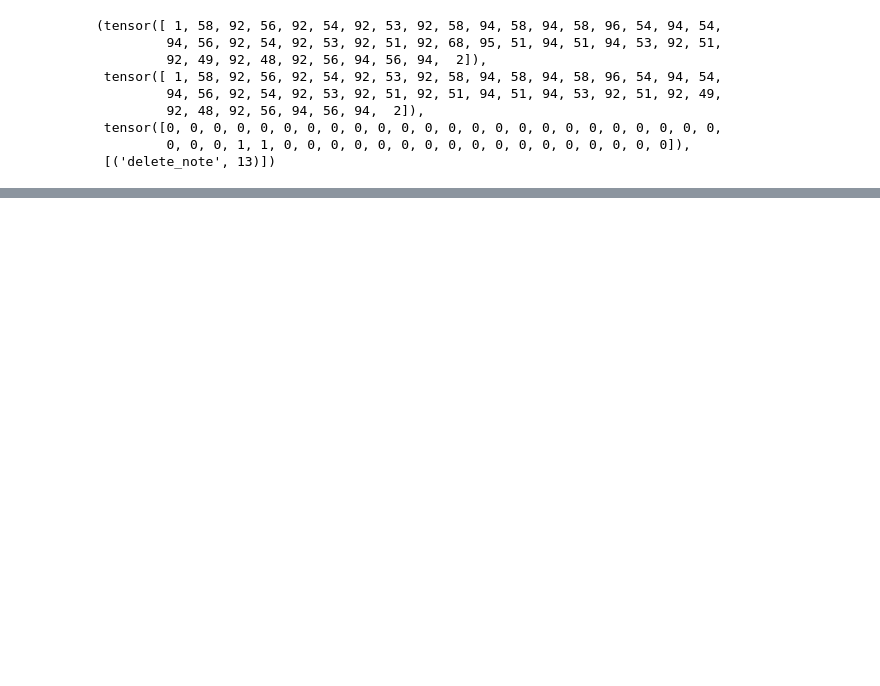
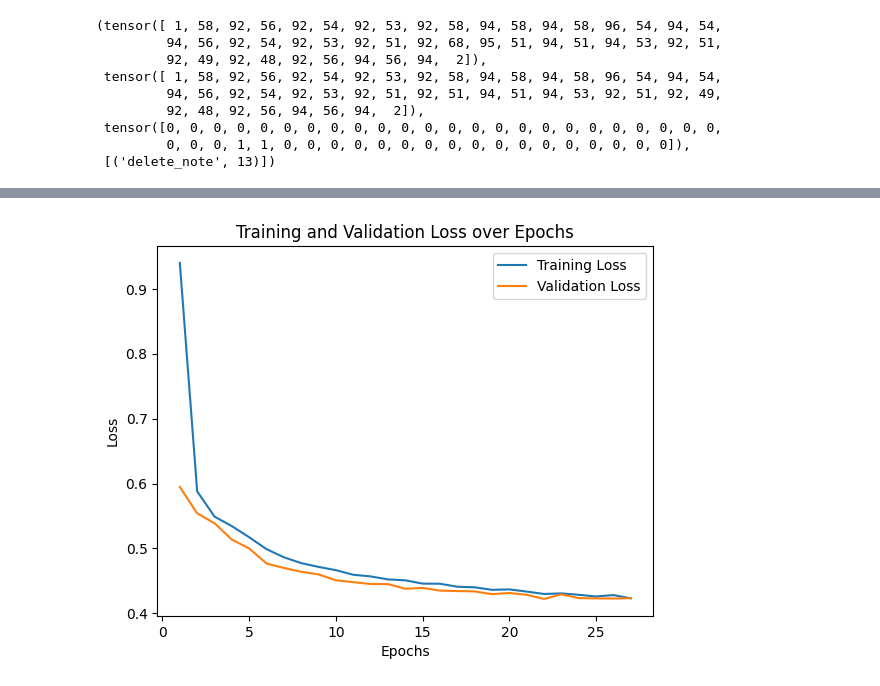
Before and after one commit to ruathudo/edit-aware-music-generation, a Jupyter notebook: data_processing.ipynb, the cells around one changed output, grey strips where cells are left out. Saved outputs shown, nothing was run; the diff lists cells and outputs as text; code cells hidden in the pictures; blank space fills up the shorter version.

```diff
--- a/data_processing.ipynb
+++ b/data_processing.ipynb
@@ -448,0 +874,18 @@ ValueError: Expected input batch_size (4192) to match target batch_size (4128).
+# %%
+# Impelemnt the visualization of training and validation loss here
+def visualize_loss(loss_dict):
+
+
+    epochs = range(1, len(loss_dict['train']) + 1)
+
+    plt.plot(epochs, loss_dict['train'], label='Training Loss')
+    plt.plot(epochs, loss_dict['val'], label='Validation Loss')
+    plt.xlabel('Epochs')
+    plt.ylabel('Loss')
+    plt.title('Training and Validation Loss over Epochs')
+    plt.legend()
+    plt.show()
+# %%
+visualize_loss(baseline_loss)
+# %% [output]
+[figure, added]
```
Also changed, not shown: parts of 22 cells of this notebook, 4 other files.
